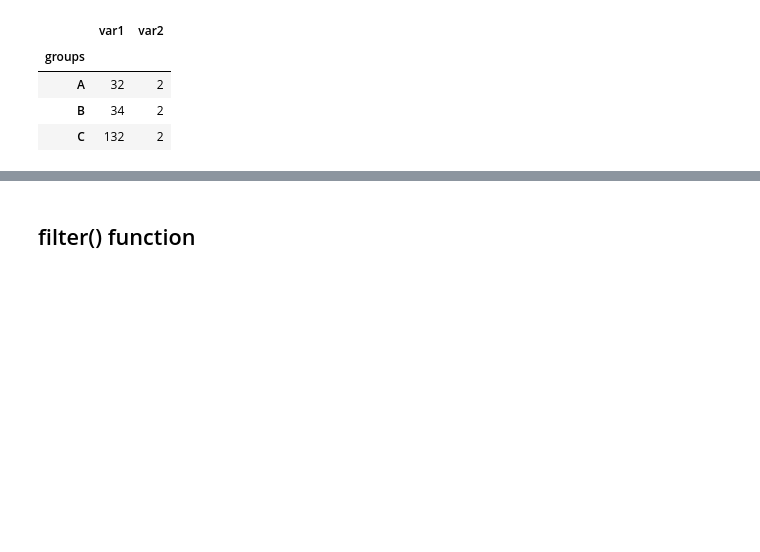
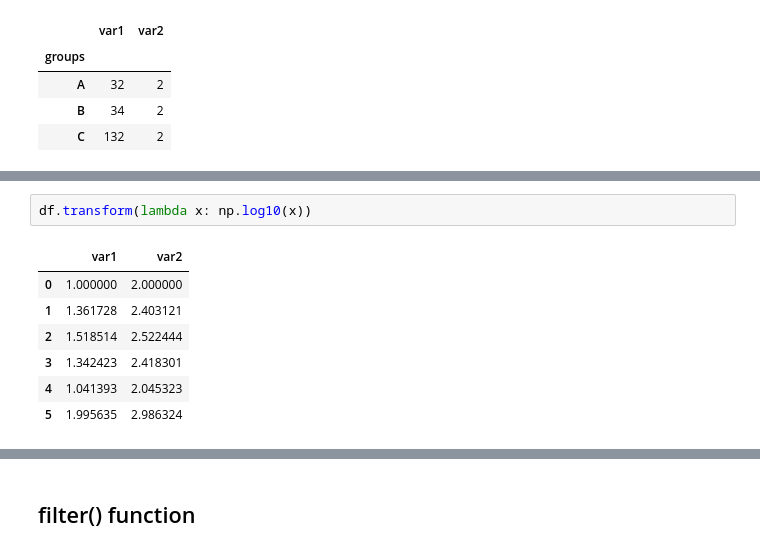
Before and after one commit to GurkanGitHub/Python, a Jupyter notebook: pandas_df_methods.ipynb, the cells around one changed output, grey strips where cells are left out. Cells and saved outputs as stored; diff of their text form; blank space fills up the shorter version.

```diff
--- a/pandas_df_methods.ipynb
+++ b/pandas_df_methods.ipynb
@@ -763,0 +872,10 @@ df.groupby(by = "groups").aggregate({"var1":"sum", "var2": "count"})
+# %%
+df.transform(lambda x: np.log10(x))
+# %% [output]
+|  | var1 | var2 |
+| 0 | 1.000000 | 2.000000 |
+| 1 | 1.361728 | 2.403121 |
+| 2 | 1.518514 | 2.522444 |
+| 3 | 1.342423 | 2.418301 |
+| 4 | 1.041393 | 2.045323 |
+| 5 | 1.995635 | 2.986324 |
```
Also changed, not shown: parts of 18 cells of this notebook.
